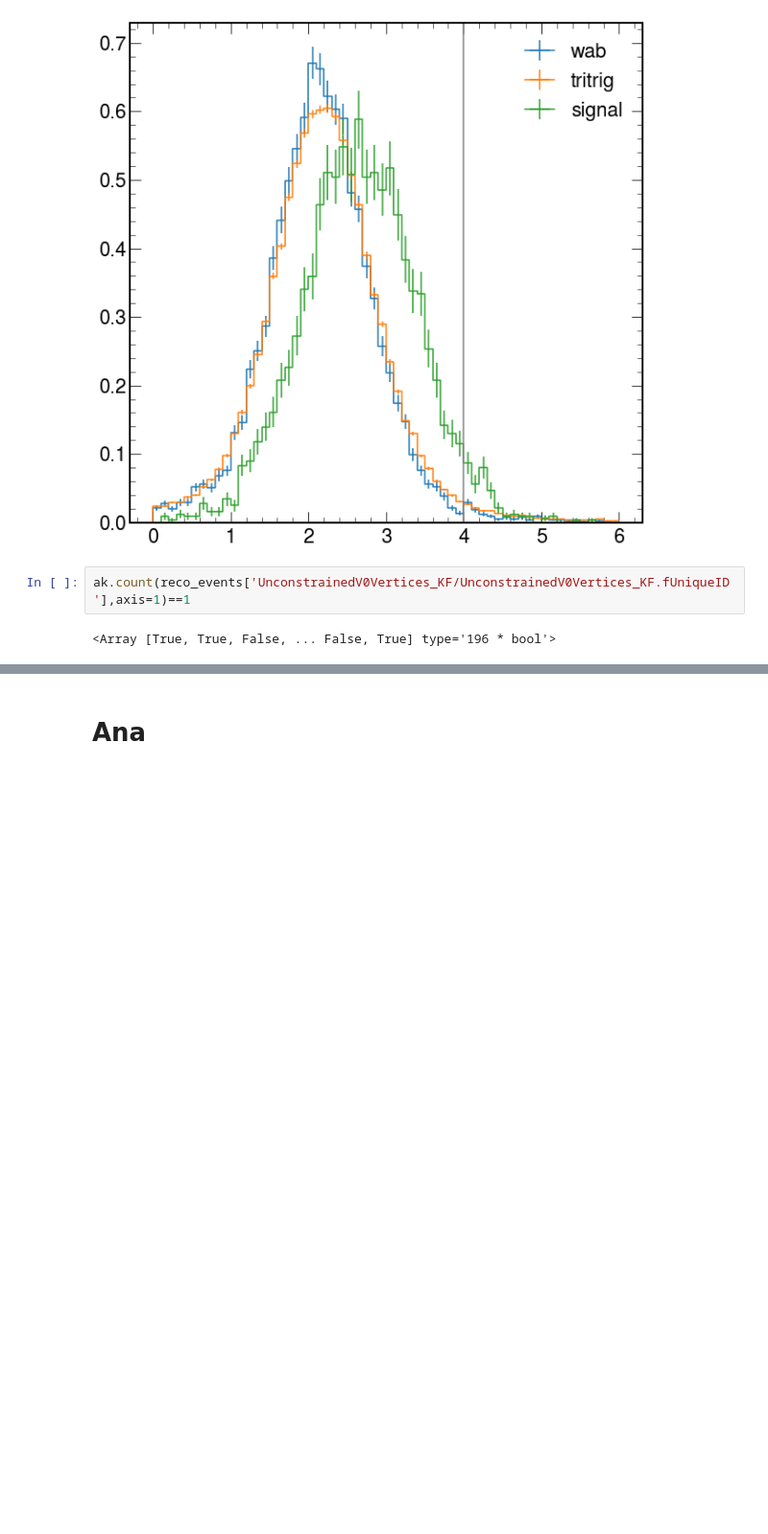
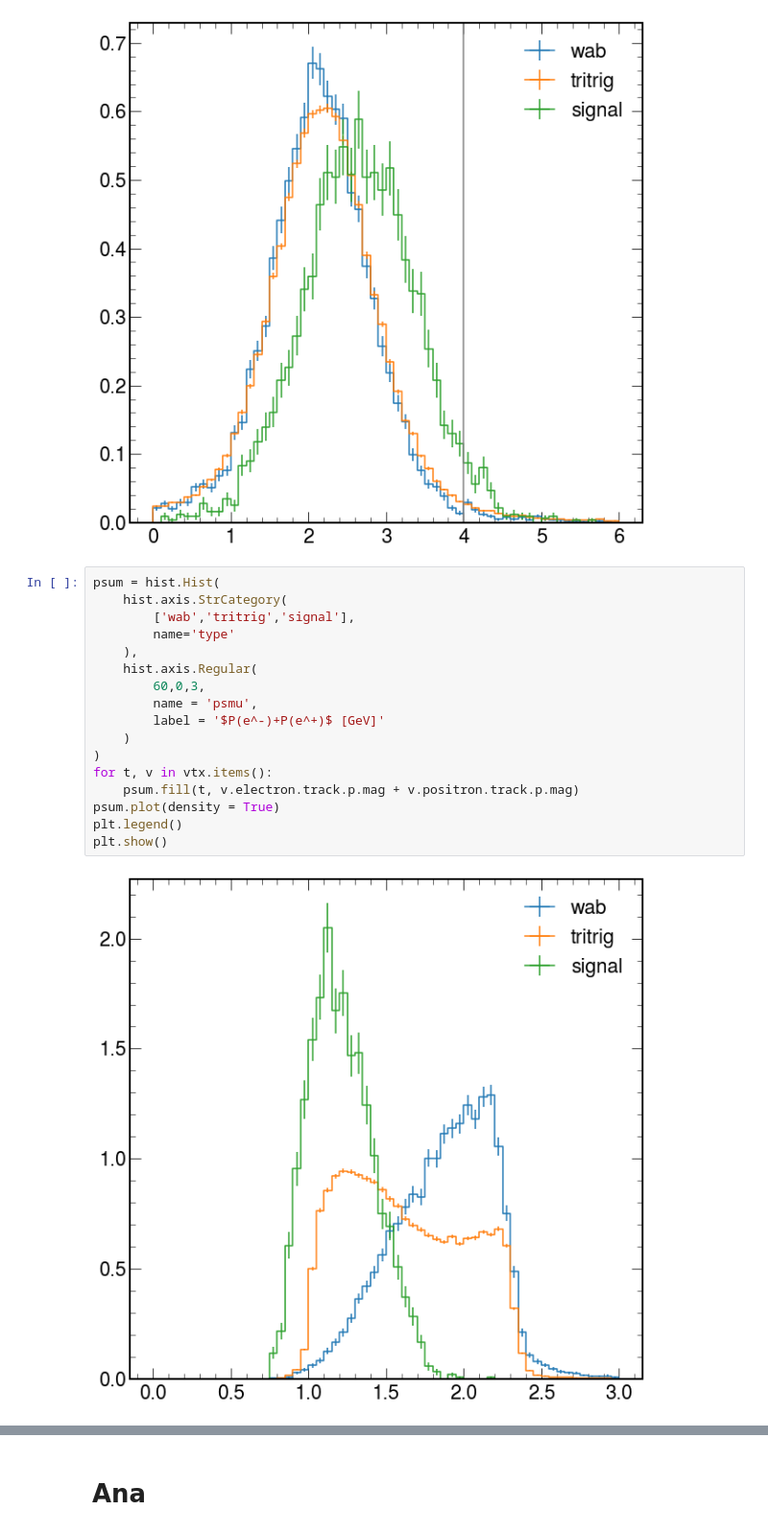
Before and after one commit to tomeichlersmith/hps, a Jupyter notebook: idm/reach/2016/idm-awkward-ana.ipynb, the cells around one changed output, grey strips where cells are left out. Shown at 96% size. Saved outputs shown, nothing was run; the diff lists cells and outputs as text; blank space fills up the shorter version.

```diff
--- a/idm/reach/2016/idm-awkward-ana.ipynb
+++ b/idm/reach/2016/idm-awkward-ana.ipynb
@@ -46,7 +50,22 @@ plt.legend()
 plt.show()
 # %% [output]
 [figure]
-# %%
-ak.count(reco_events['UnconstrainedV0Vertices_KF/UnconstrainedV0Vertices_KF.fUniqueID'],axis=1)==1
-# %% [output]
-<Array [True, True, False, ... False, True] type='196 * bool'>
+# %%
+psum = hist.Hist(
+    hist.axis.StrCategory(
+        ['wab','tritrig','signal'],
+        name='type'
+    ),
+    hist.axis.Regular(
+        60,0,3,
+        name = 'psmu',
+        label = '$P(e^-)+P(e^+)$ [GeV]'
+    )
+)
+for t, v in vtx.items():
+    psum.fill(t, v.electron.track.p.mag + v.positron.track.p.mag)
+psum.plot(density = True)
+plt.legend()
+plt.show()
+# %% [output]
+[figure, added]
```
Also changed, not shown: parts of 19 cells of this notebook, 1 other file.
